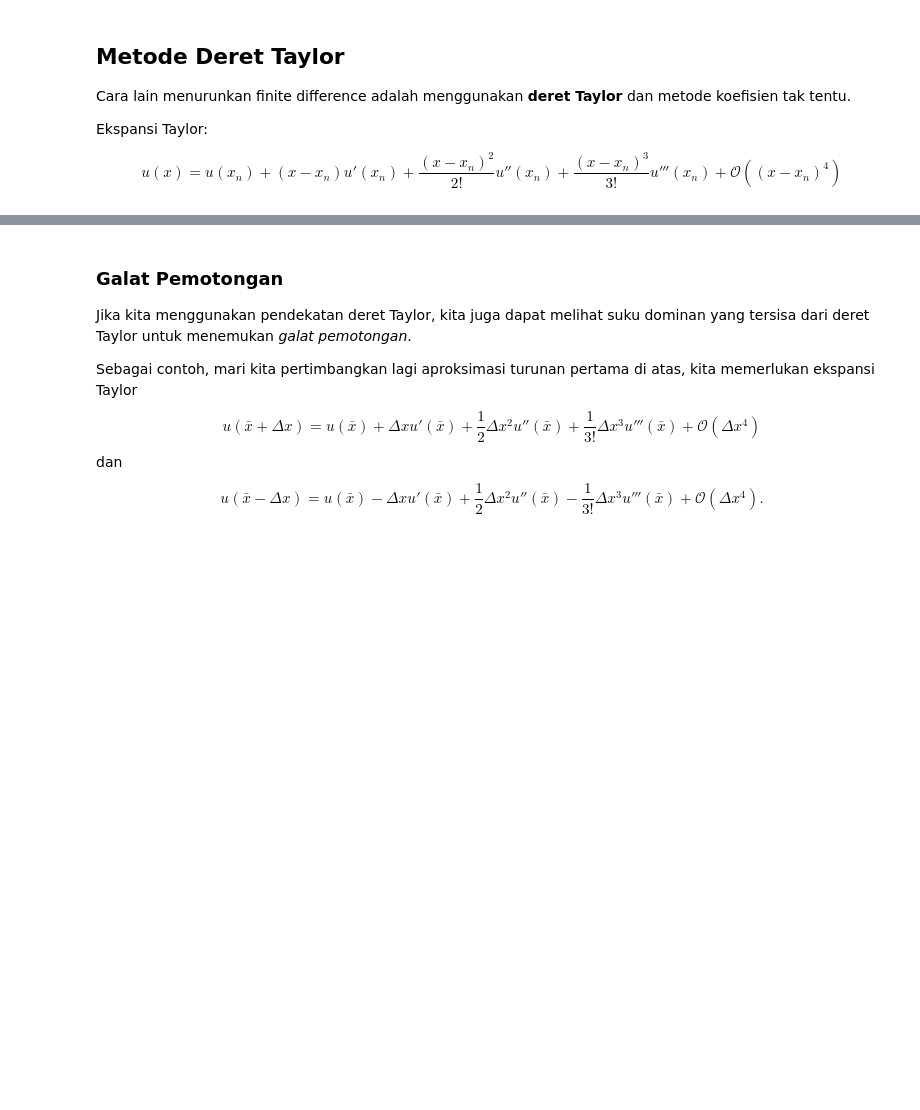
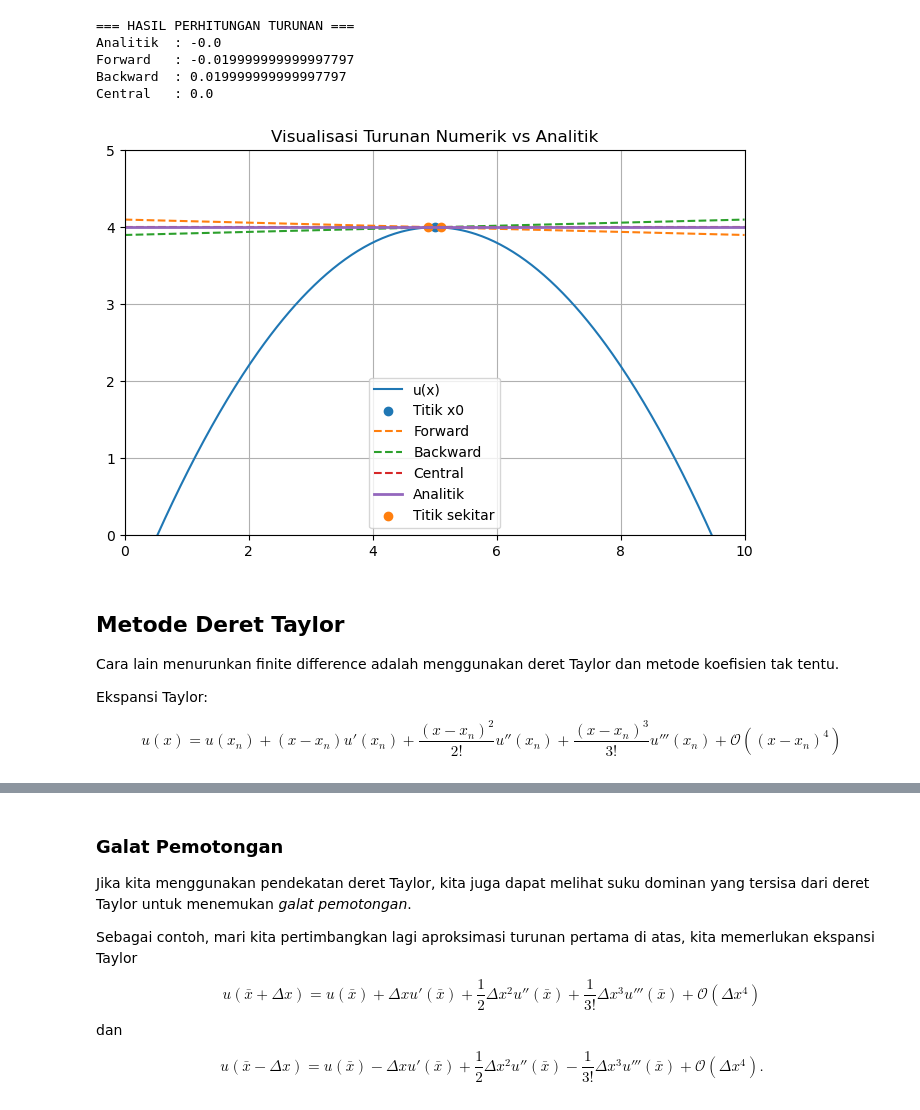
Before and after one commit to ganiabdansyakuran/Kelompok-3_Metoda-Komputasi-II, a Jupyter notebook: 03_finitedifferences.ipynb, the cells around one changed output, grey strips where cells are left out. Drawn from its saved outputs; the diff is of its cells as text; code cells hidden in the pictures; blank space fills up the shorter version.

```diff
--- a/03_finitedifferences.ipynb
+++ b/03_finitedifferences.ipynb
@@ -306,7 +431,78 @@ Hasil ini memberikan **pendekatan turunan dengan tiga titik (central difference)
+# %%
+import numpy as np              # Import numpy untuk perhitungan numerik (array, operasi matematika)
+import matplotlib.pyplot as plt # Import matplotlib untuk membuat grafik/visualisasi
+
+# DEFINISI FUNGSI
+def u(x):
+    return -0.2*(x - 5)**2 + 4   # Fungsi utama u(x), berbentuk parabola terbuka ke bawah
+
+def du(x):
+    return -0.4*(x - 5)          # Turunan analitik dari u(x)
+
+# TITIK EVALUASI
+x0 = 5       # Titik yang akan dihitung turunannya
+dx = 0.1     # Selang kecil (Δx) untuk pendekatan numerik
+
+x_minus = x0 - dx   # Titik di sebelah kiri (x0 - Δx)
+x_plus  = x0 + dx   # Titik di sebelah kanan (x0 + Δx)
+
+# METODE NUMERIK
+D_plus = (u(x_plus) - u(x0)) / dx           # Forward Difference (pendekatan dari kanan)
+D_minus = (u(x0) - u(x_minus)) / dx         # Backward Difference (pendekatan dari kiri)
+D_central = (u(x_plus) - u(x_minus)) / (2*dx) # Central Difference (pendekatan dari kiri & kanan)
+
+# ANALITIK
+exact = du(x0)   # Nilai turunan sebenarnya di titik x0
+
+# OUTPUT
+print("=== HASIL PERHITUNGAN TURUNAN ===")  # Judul output
+print("Analitik  :", exact)                 # Menampilkan nilai turunan sebenarnya
+print("Forward   :", D_plus)                # Menampilkan hasil forward difference
+print("Backward  :", D_minus)               # Menampilkan hasil backward difference
+print("Central   :", D_central)             # Menampilkan hasil central difference
+
+# VISUALISASI
+
+x = np.linspace(0, 10, 400)   # Membuat 400 titik dari 0 sampai 10 untuk sumbu x
+y = u(x)                      # Menghitung nilai u(x) untuk seluruh titik x
+
+def line(x, x0, y0, m):
+    return m*(x - x0) + y0    # Fungsi garis lurus: y = m(x - x0) + y0
+
+x_line = np.linspace(0, 10, 100)  # Domain untuk menggambar garis-garis pendekatan
+
+plt.figure(figsize=(8,5))   # Membuat kanvas gambar ukuran 8x5 inci
+
+plt.plot(x, y, label="u(x)")  # Menggambar kurva utama u(x)
+plt.scatter([x0], [u(x0)], label="Titik x0")  # Menandai titik evaluasi di kurva
+
+plt.plot(x_line, line(x_line, x0, u(x0), D_plus), linestyle='--', label="Forward")   # Garis pendekatan forward
+plt.plot(x_line, line(x_line, x0, u(x0), D_minus), linestyle='--', label="Backward") # Garis pendekatan backward
+plt.plot(x_line, line(x_line, x0, u(x0), D_central), linestyle='--', label="Central")# Garis pendekatan central
+
+plt.plot(x_line, line(x_line, x0, u(x0), exact), linewidth=2, label="Analitik") # Garis turunan sebenarnya (garis singgung)
+
+plt.scatter([x_minus, x_plus], [u(x_minus), u(x_plus)], label="Titik sekitar") # Menandai titik kiri & kanan dari x0
+
+plt.xlim(0,10)   # Mengatur batas sumbu x dari 0 sampai 10
+plt.ylim(0,5)    # Mengatur batas sumbu y dari 0 sampai 5
+
+plt.title("Visualisasi Turunan Numerik vs Analitik") # Judul grafik
+plt.legend()   # Menampilkan legenda (keterangan garis)
+plt.grid()     # Menampilkan grid agar grafik lebih mudah dibaca
+
+plt.show()     # Menampilkan hasil grafik ke layar
+# %% [output]
+=== HASIL PERHITUNGAN TURUNAN ===
+Analitik  : -0.0
+Forward   : -0.019999999999997797
+Backward  : 0.019999999999997797
+Central   : 0.0
+[figure, added]
 # %% [markdown]
 ## Metode Deret Taylor
 
-Cara lain menurunkan finite difference adalah menggunakan **deret Taylor** dan metode koefisien tak tentu.
+Cara lain menurunkan finite difference adalah menggunakan deret Taylor dan metode koefisien tak tentu.
 
 Ekspansi Taylor:
 
```
Also changed, not shown: parts of 25 cells of this notebook.
